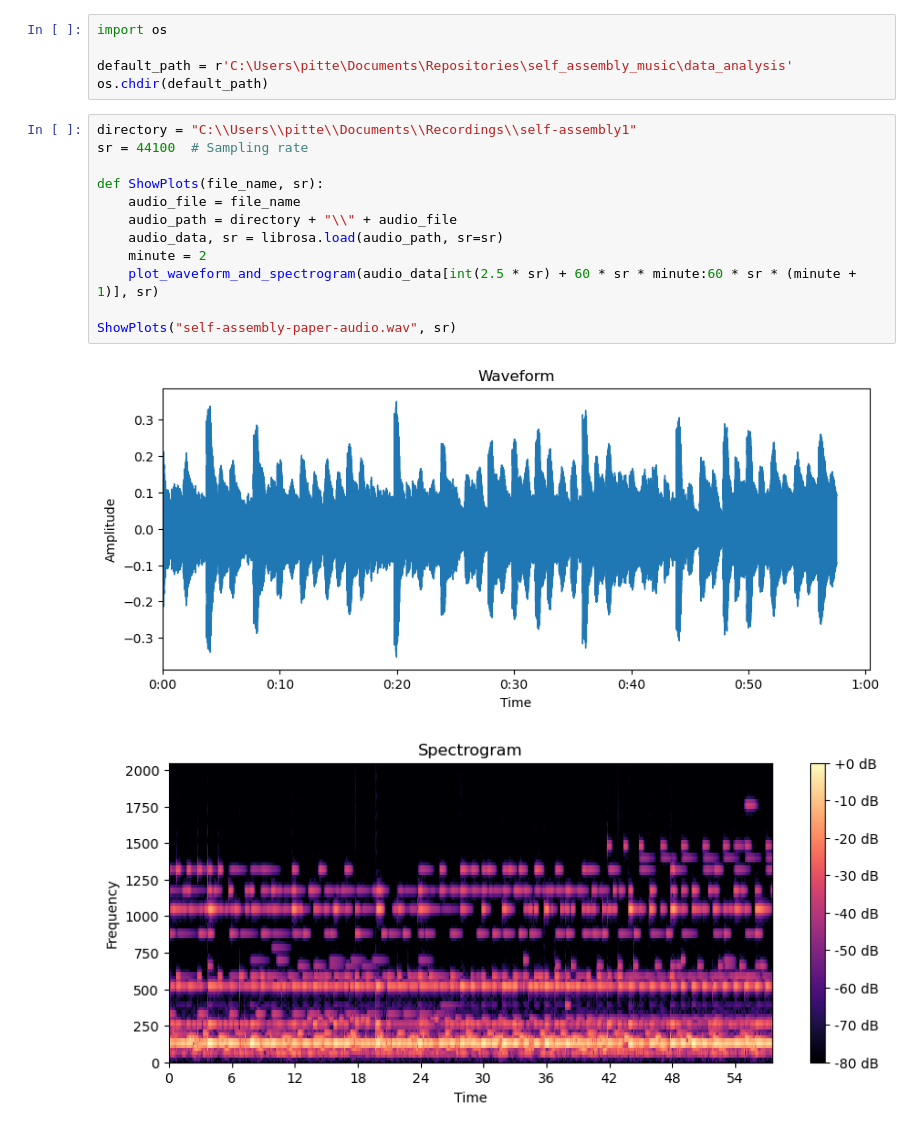
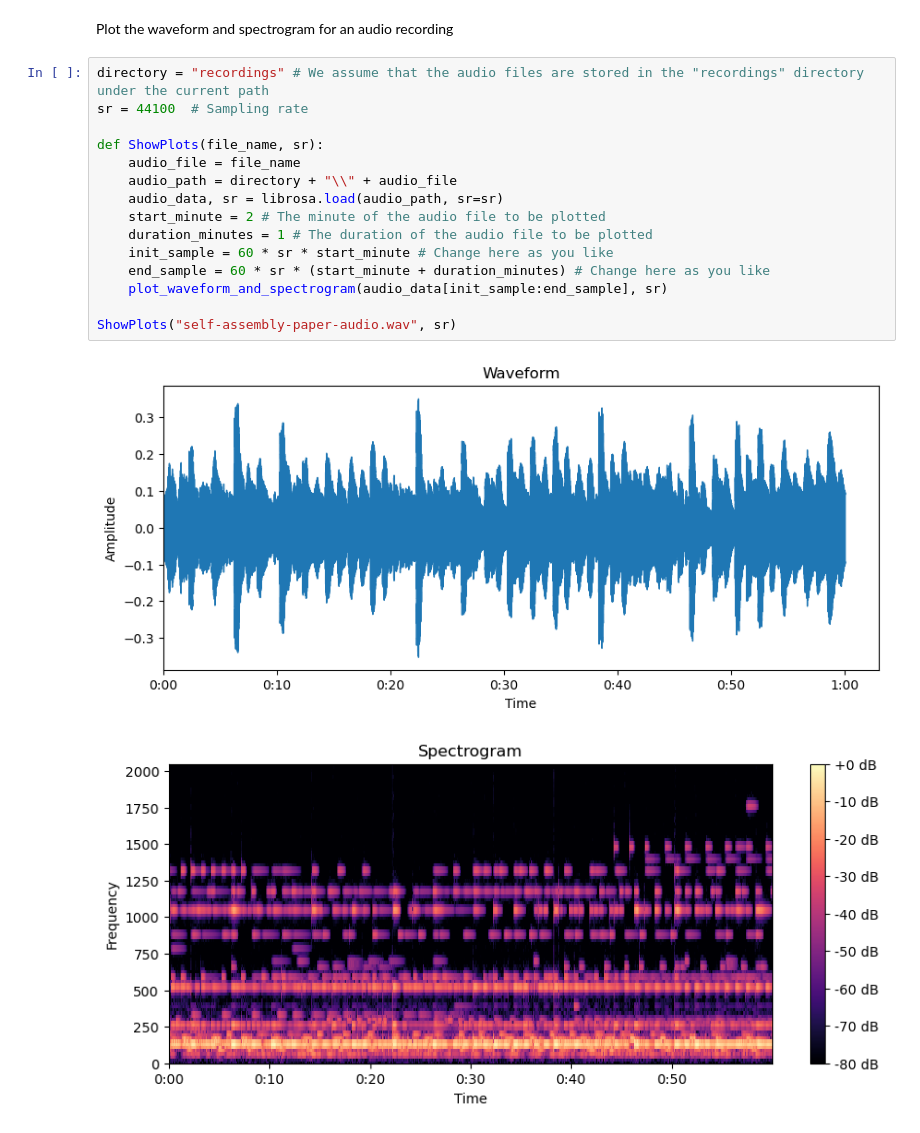
Before and after one commit to pedro-lucas-bravo/self_assembly_sync_music, a Jupyter notebook: data_analysis/self-assembly-data-analysis-sync.ipynb, the cells around one changed output. Cells and saved outputs as stored; diff of their text form.

```diff
--- a/data_analysis/self-assembly-data-analysis-sync.ipynb
+++ b/data_analysis/self-assembly-data-analysis-sync.ipynb
@@ -27,21 +41,21 @@ def plot_waveform_and_spectrogram(sound_samples, sr):
     plt.show()
-# %%
-import os
-
-default_path = r'C:\Users\pitte\Documents\Repositories\self_assembly_music\data_analysis'
-os.chdir(default_path)
+# %% [markdown]
+Plot the waveform and spectrogram for an audio recording
 # %%
-directory = "C:\\Users\\pitte\\Documents\\Recordings\\self-assembly1"
+directory = "recordings" # We assume that the audio files are stored in the "recordings" directory under the current path
 sr = 44100  # Sampling rate
 
 def ShowPlots(file_name, sr):
     audio_file = file_name
     audio_path = directory + "\\" + audio_file
     audio_data, sr = librosa.load(audio_path, sr=sr)
-    minute = 2
-    plot_waveform_and_spectrogram(audio_data[int(2.5 * sr) + 60 * sr * minute:60 * sr * (minute + 1)], sr)
+    start_minute = 2 # The minute of the audio file to be plotted
+    duration_minutes = 1 # The duration of the audio file to be plotted
+    init_sample = 60 * sr * start_minute # Change here as you like
+    end_sample = 60 * sr * (start_minute + duration_minutes) # Change here as you like
+    plot_waveform_and_spectrogram(audio_data[init_sample:end_sample], sr)
 
 ShowPlots("self-assembly-paper-audio.wav", sr)
 # %% [output]
-[figure, old version]
+[figure, new version]
-[figure, old version]
+[figure, new version]
```
Also changed, not shown: parts of 21 cells of this notebook, 11 other files.
